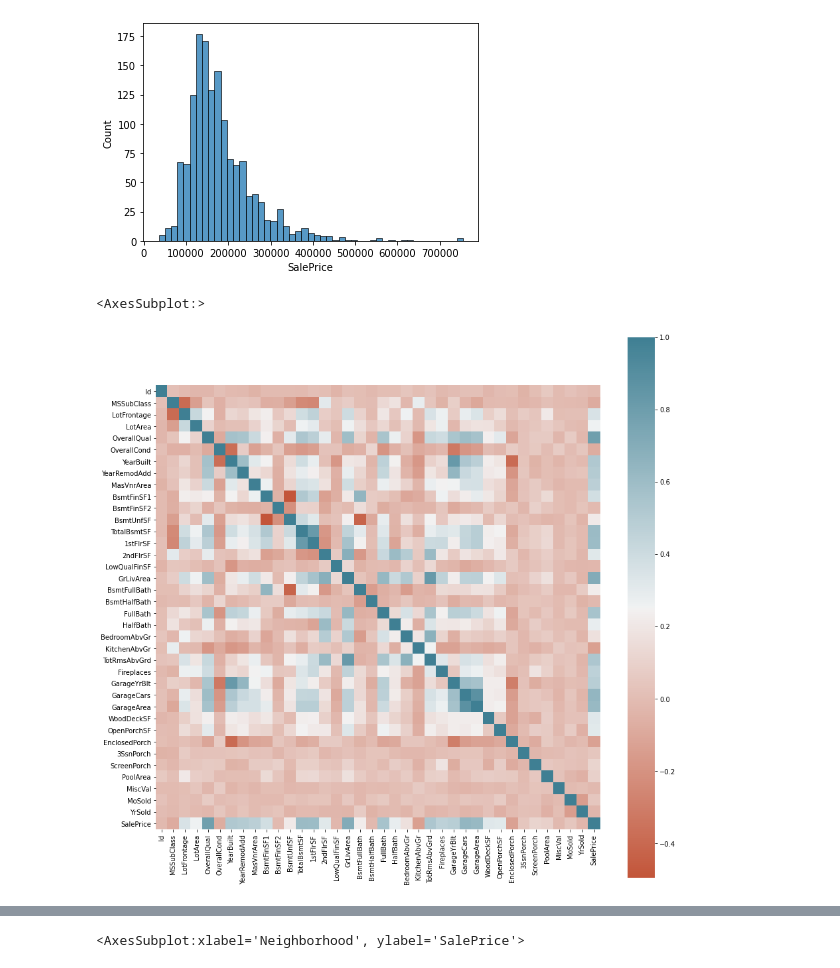
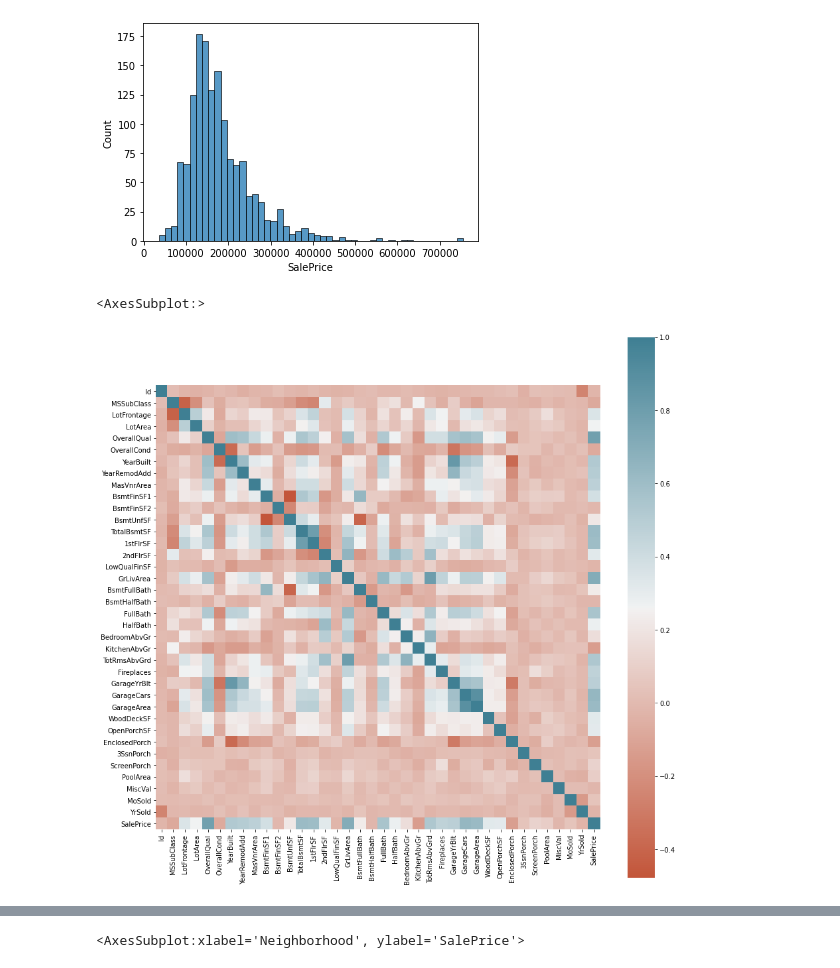
Before and after one commit to notjedi/ml-playground, a Jupyter notebook: housing-prices/housing-prices.ipynb, the cells around one changed output, grey strips where cells are left out. Drawn from its saved outputs; the diff is of its cells as text; code cells hidden in the pictures.

```diff
--- a/housing-prices/housing-prices.ipynb
+++ b/housing-prices/housing-prices.ipynb
@@ -12,3 +17,5 @@ warnings.filterwarnings('ignore')
 # %%
-data_train = pd.read_csv('dataset/train.csv')
+train_data = pd.read_csv('dataset/train.csv')
+test_data = pd.read_csv('dataset/test.csv')
+all_data = pd.concat([train_data, test_data], ignore_index=True)
 # %%
@@ -25,15 +33,15 @@ print(data_train['SalePrice'].skew())
 # %%
 # 1 indicates a perfectly negative linear correlation between two variables
 # 0 indicates no linear correlation between two variables
 # 1 indicates a perfectly positive linear correlation between two variables
 
-corrmat = data_train.corr()
+corrmat = all_data.corr()
 plt.figure(figsize=(15, 15))
 color_scheme = sns.diverging_palette(20, 220, n=200, as_cmap=True)
 sns.heatmap(corrmat, cmap=color_scheme, square=True)
 # %% [output]
 <AxesSubplot:>
-[figure, old version]
+[figure, new version]
 # %%
 # based on the correlation heatmap, the sale price is more dependent on the following:
 #    1. OverallQual
```
Also changed, not shown: parts of 31 cells of this notebook, 3 other files.
